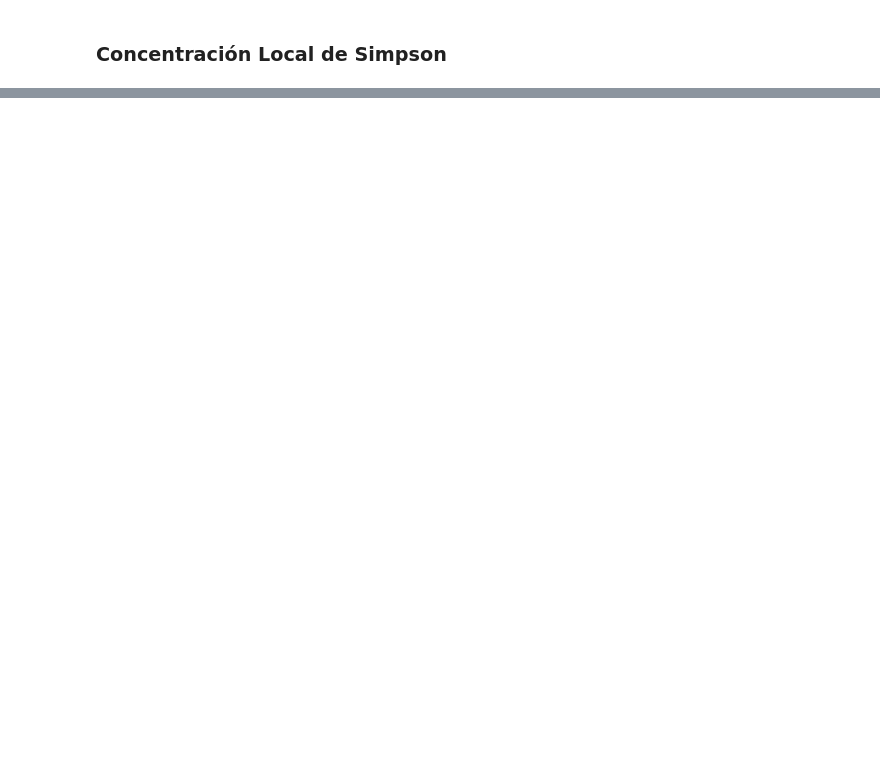
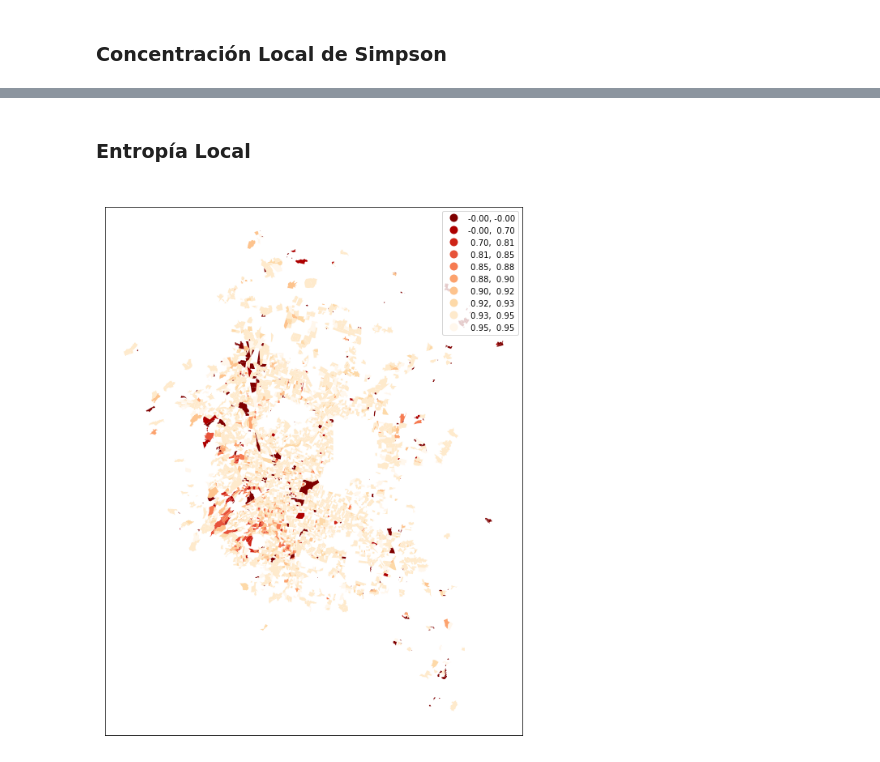
Before and after one commit to CentroGeo/temas-selectos-geoinformatica, a Jupyter notebook: segregacion/Explorando_poblacion_indigena.ipynb, the cells around one changed output, grey strips where cells are left out. Saved outputs shown, nothing was run; the diff lists cells and outputs as text; code cells hidden in the pictures; blank space fills up the shorter version.

```diff
--- a/segregacion/Explorando_poblacion_indigena.ipynb
+++ b/segregacion/Explorando_poblacion_indigena.ipynb
@@ -217,0 +230,19 @@ ax.set_facecolor('white')
+# %% [markdown]
+### Entropía Local
+# %%
+from segregation.local import MultiLocalEntropy
+entropia = MultiLocalEntropy(agebs_zmvm, grupos)
+agebs_zmvm['Entropía Local'] = entropia.statistics
+fig, ax = plt.subplots(1,1, figsize=(12,12))
+ax = agebs_zmvm.plot(column = 'Entropía Local',
+                     cmap = 'OrRd_r',
+                     legend = True,
+                      scheme='fisherjenks',
+                      k=10,
+                     ax=ax)
+ax.set_title('Entropía Local', fontsize = 18, color='white')
+ax.set_xticks([])
+ax.set_yticks([])
+ax.set_facecolor('white')
+# %% [output]
+[figure, added]
```
Also changed, not shown: parts of 8 cells of this notebook, 1 other file.
